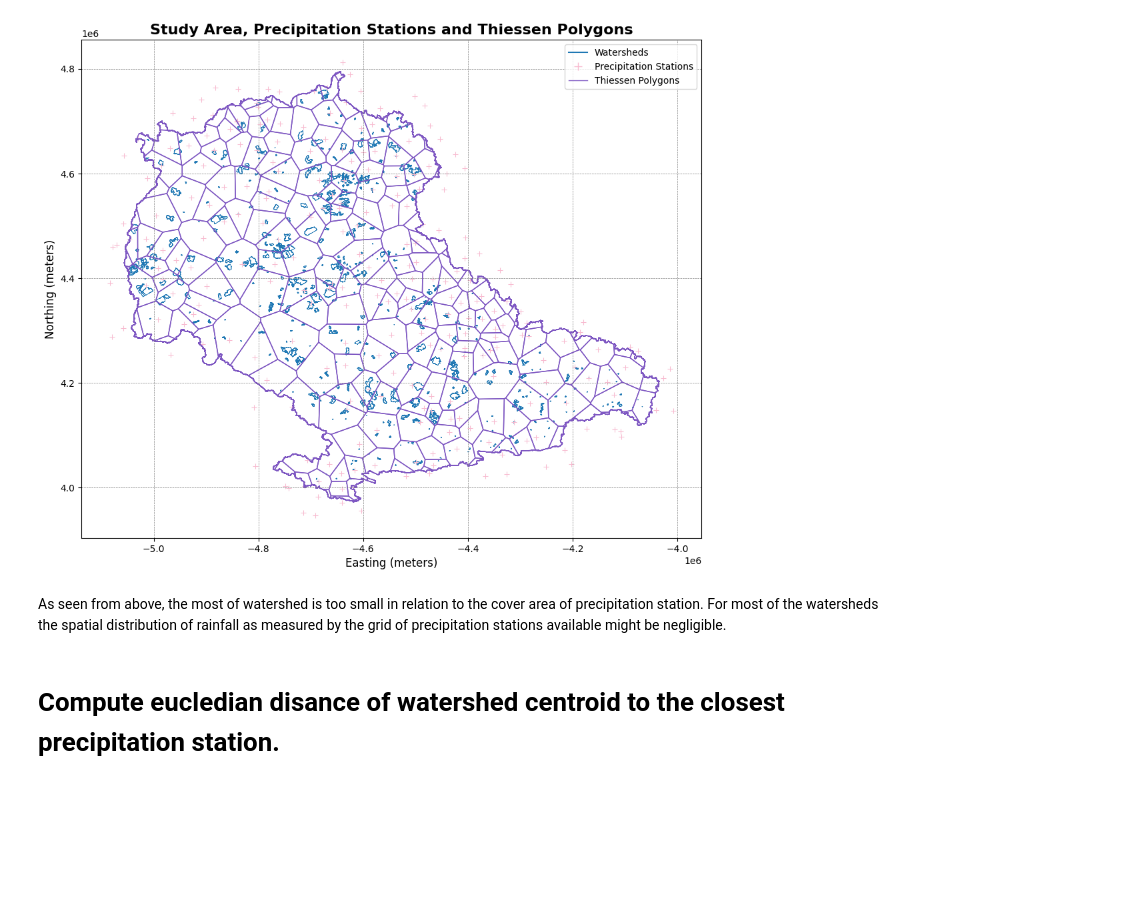
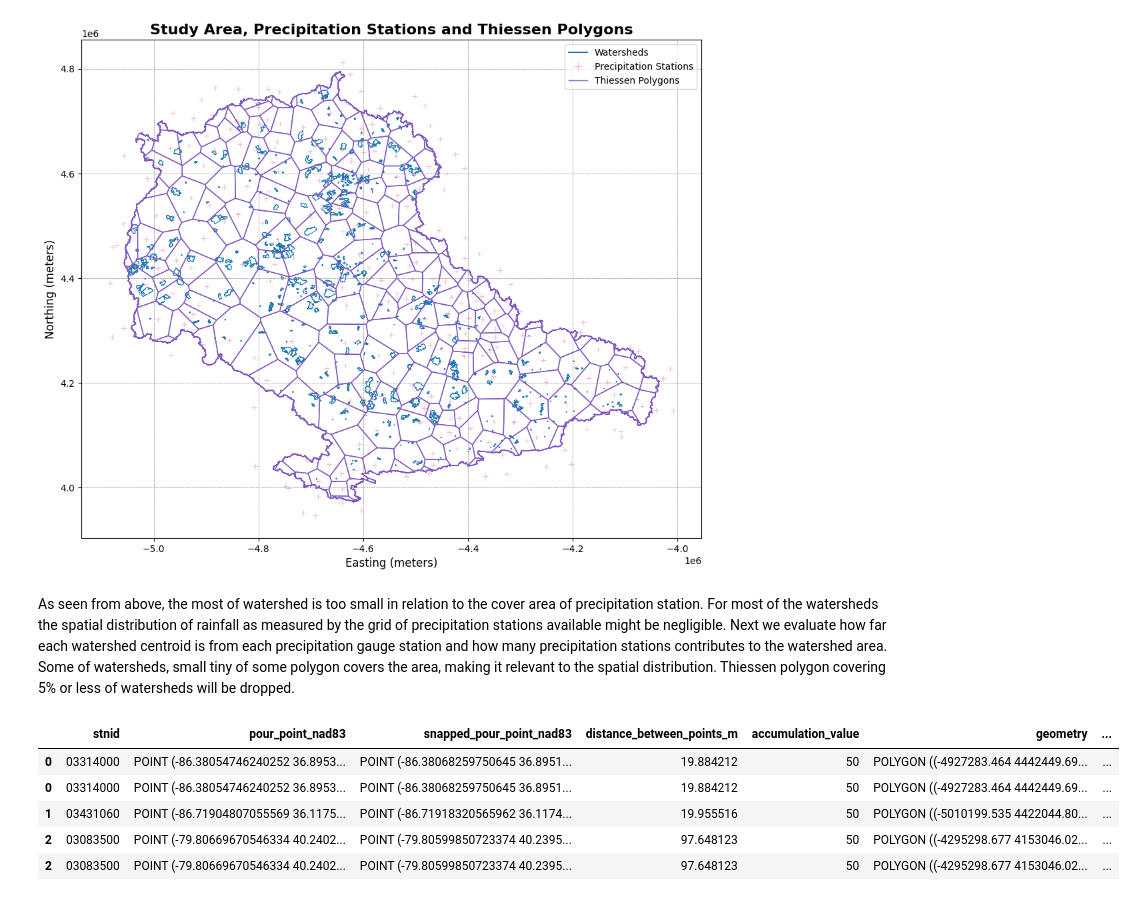
Before and after one commit to vpalvesalan/ML-ModClark-IUH-Model, a Jupyter notebook: notebooks/preprocessing/10_voronoi_polygons.ipynb, the cells around one changed output. Drawn from its saved outputs; the diff is of its cells as text; code cells hidden in the pictures; blank space fills up the shorter version.

```diff
--- a/notebooks/preprocessing/10_voronoi_polygons.ipynb
+++ b/notebooks/preprocessing/10_voronoi_polygons.ipynb
@@ -216,6 +250,16 @@ plt.show()
 # %% [output]
 [figure]
 # %% [markdown]
-As seen from above, the most of watershed is too small in relation to the cover area of precipitation station. For most of the watersheds the spatial distribution of rainfall as measured by the grid of precipitation stations available might be negligible.
+As seen from above, the most of watershed is too small in relation to the cover area of precipitation station. For most of the watersheds the spatial distribution of rainfall as measured by the grid of precipitation stations available might be negligible. Next we evaluate how far each watershed centroid is from each precipitation gauge station and how many precipitation stations contributes to the watershed area. Some of watersheds, small tiny of some polygon covers the area, making it relevant to the spatial distribution. Thiessen polygon covering 5% or less of watersheds will be dropped.
-# %% [markdown]
-# Compute eucledian disance of watershed centroid to the closest precipitation station.
+# %%
+# Intersecting Thiessen polygons with watersheds
+intersecting_data = gpd.sjoin(watersheds_gdf_project, thiessen_poly, how="left", predicate="intersects")
+intersecting_data = intersecting_data.rename(columns={'StnID': 'ppt_stn_id'})
+intersecting_data.head()
+# %% [output]
+|  | stnid | pour_point_nad83 | snapped_pour_point_nad83 | distance_between_points_m | accumulation_value | geometry | ... |
+| 0 | 03314000 | POINT (-86.38054746240252 36.8953... | POINT (-86.38068259750645 36.8951... | 19.884212 | 50 | POLYGON ((-4927283.464 4442449.69... | ... |
+| 0 | 03314000 | POINT (-86.38054746240252 36.8953... | POINT (-86.38068259750645 36.8951... | 19.884212 | 50 | POLYGON ((-4927283.464 4442449.69... | ... |
+| 1 | 03431060 | POINT (-86.71904807055569 36.1175... | POINT (-86.71918320565962 36.1174... | 19.955516 | 50 | POLYGON ((-5010199.535 4422044.80... | ... |
+| 2 | 03083500 | POINT (-79.80669670546334 40.2402... | POINT (-79.80599850723374 40.2395... | 97.648123 | 50 | POLYGON ((-4295298.677 4153046.02... | ... |
+| 2 | 03083500 | POINT (-79.80669670546334 40.2402... | POINT (-79.80599850723374 40.2395... | 97.648123 | 50 | POLYGON ((-4295298.677 4153046.02... | ... |
```
Also changed, not shown: parts of 12 cells of this notebook.
